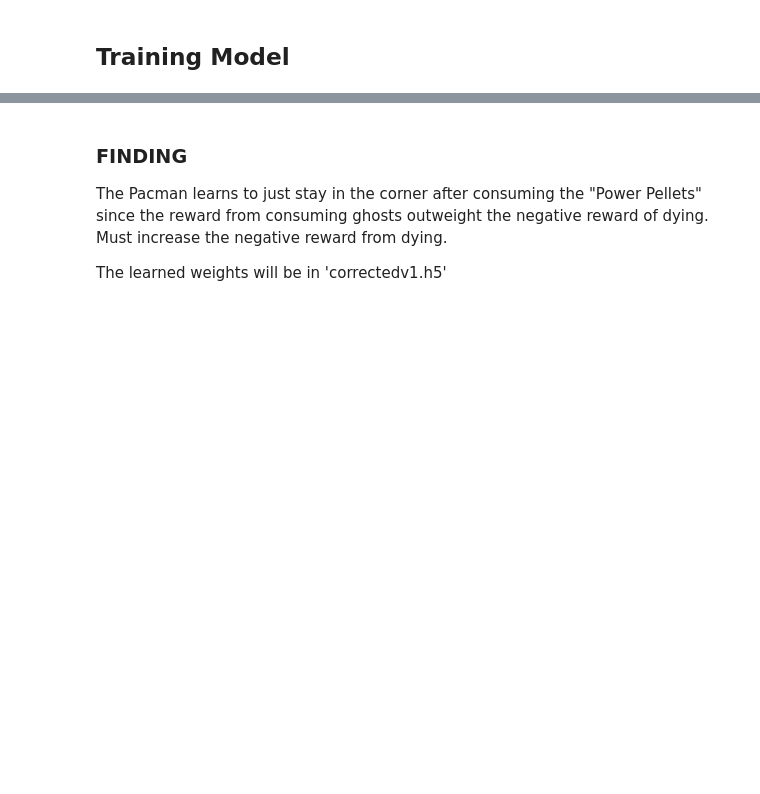
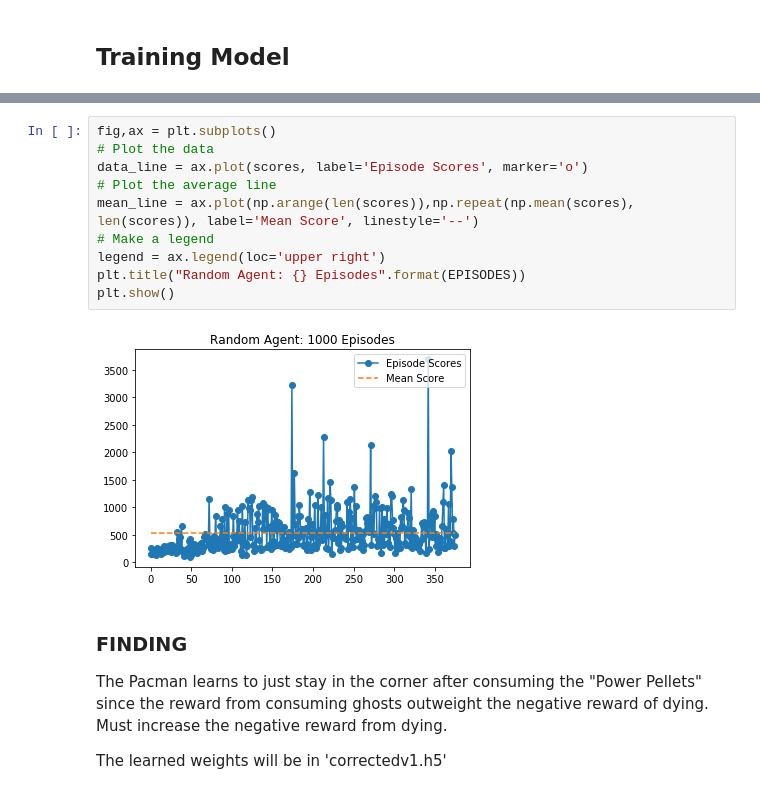
Before and after one commit to ml874/Pacman-Reinforcement-Learning, a Jupyter notebook: Pacman.ipynb, the cells around one changed output, grey strips where cells are left out. Saved outputs shown, nothing was run; the diff lists cells and outputs as text; blank space fills up the shorter version.

```diff
--- a/Pacman.ipynb
+++ b/Pacman.ipynb
@@ -261,3 +274,15 @@ episode: 915   score: 1170.0   memory length: 653994   epsilon: 0.00144452793425
+# %%
+fig,ax = plt.subplots()
+# Plot the data
+data_line = ax.plot(scores, label='Episode Scores', marker='o')
+# Plot the average line
+mean_line = ax.plot(np.arange(len(scores)),np.repeat(np.mean(scores), len(scores)), label='Mean Score', linestyle='--')
+# Make a legend
+legend = ax.legend(loc='upper right')
+plt.title("Random Agent: {} Episodes".format(EPISODES))
+plt.show()
+# %% [output]
+[figure, added]
 # %% [markdown]
 ### FINDING
 
```
Also changed, not shown: parts of 6 cells of this notebook.
